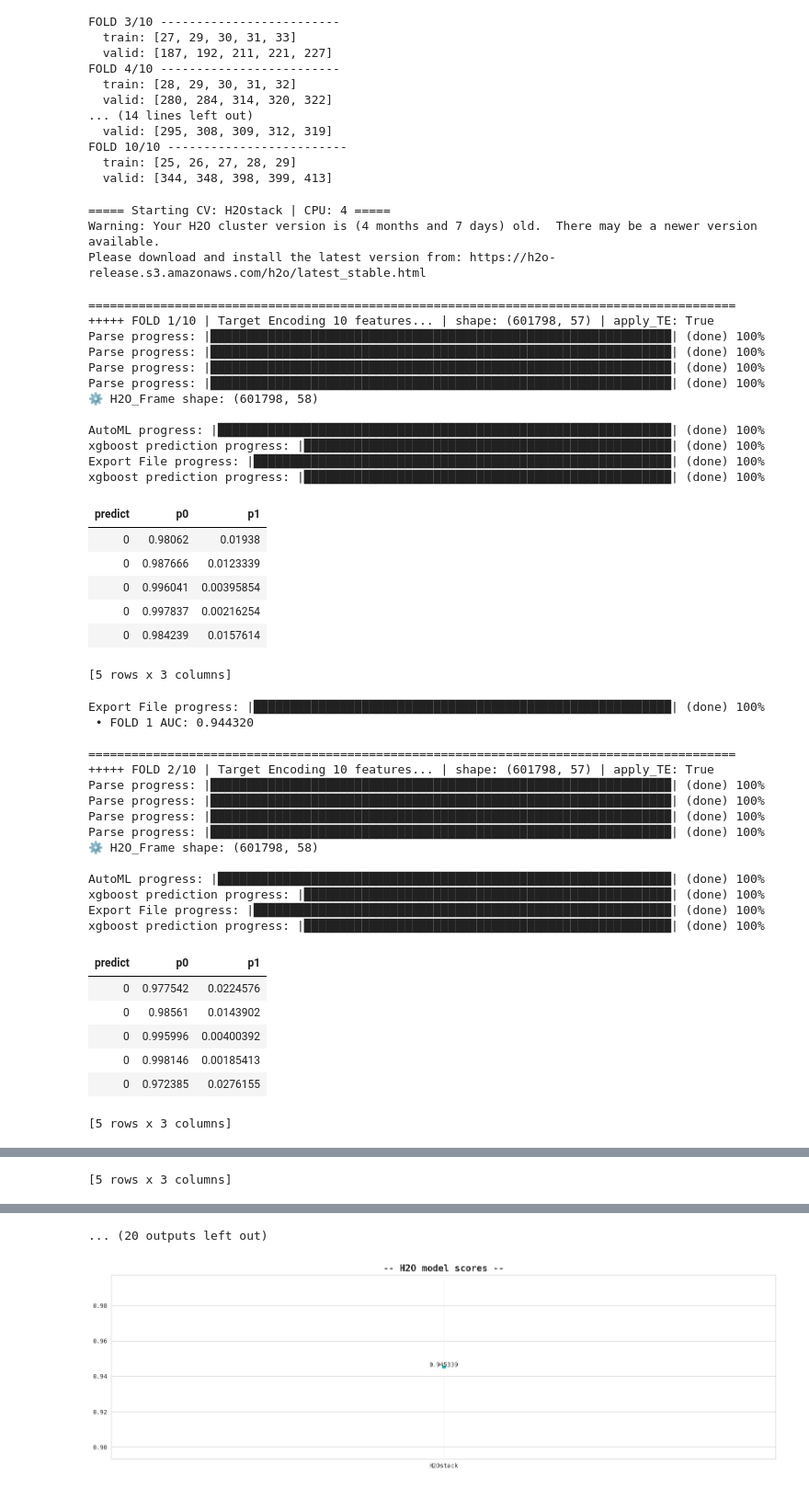
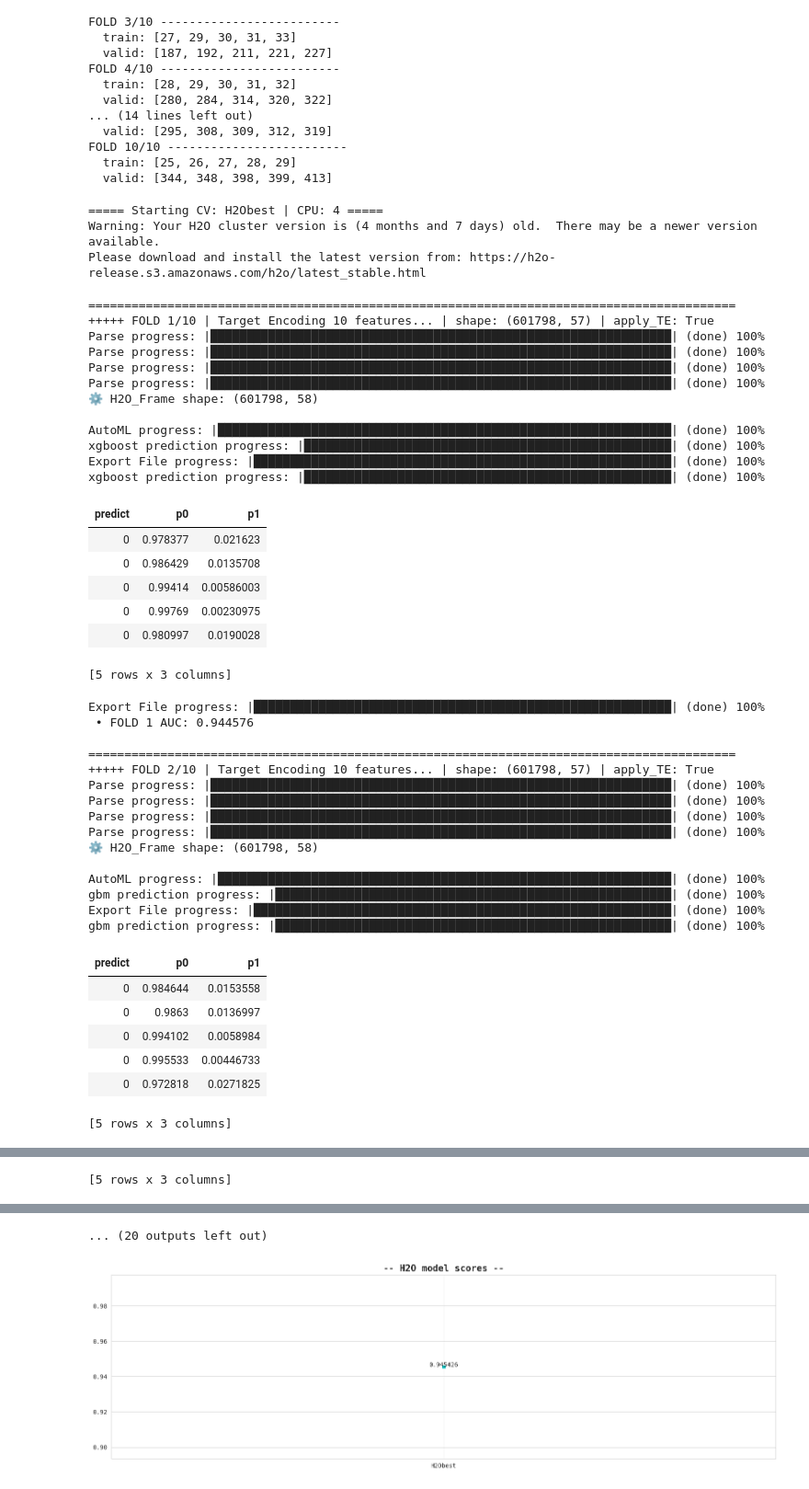
Before and after one commit to coded-sly/PS6E9-EV-Purchase, a Jupyter notebook: ps6e9-h20-automl-ev.ipynb, the cells around one changed output, grey strips where cells are left out. Shown at 92% size. Cells and saved outputs as stored; diff of their text form; code cells hidden in the pictures.

```diff
--- a/ps6e9-h20-automl-ev.ipynb
+++ b/ps6e9-h20-automl-ev.ipynb
@@ -1164,48 +1164,48 @@ h_params = {
     'seed': 101,
 }
 
-for VALUE in [True]: #, False
+for VALUE in [False]: #, False
     n = "H2Ostack" if VALUE else "H2Obest"
     h_params["nfolds"] = 3 if VALUE else 0
     all_predictions[n] = Trainer_CV(
         model_name=n,
         params=h_params,
         train_df=train_X,
         test_df=test,
         features=FEATURES,
         target=TARGET,
         kfold=skf,
         cat_cols=cat_cols,
         use_stack=VALUE,
         use_orig=True,
         use_te=True,
         # use_weights=True,
     )
 # %% [output]
-===== Starting CV: H2Ostack | CPU: 4 =====
+===== Starting CV: H2Obest | CPU: 4 =====
 Warning: Your H2O cluster version is (4 months and 7 days) old.  There may be a newer version available.
 Please download and install the latest version from: https://h2o-release.s3.amazonaws.com/h2o/latest_stable.html
 ==========================================================================================
 +++++ FOLD 1/10 | Target Encoding 10 features... | shape: (601798, 57) | apply_TE: True
 Parse progress: |████████████████████████████████████████████████████████████████| (done) 100%
 Parse progress: |████████████████████████████████████████████████████████████████| (done) 100%
 Parse progress: |████████████████████████████████████████████████████████████████| (done) 100%
 Parse progress: |████████████████████████████████████████████████████████████████| (done) 100%
 ⚙️ H2O_Frame shape: (601798, 58)
 
 AutoML progress: |███████████████████████████████████████████████████████████████| (done) 100%
 xgboost prediction progress: |███████████████████████████████████████████████████| (done) 100%
 Export File progress: |██████████████████████████████████████████████████████████| (done) 100%
 xgboost prediction progress: |███████████████████████████████████████████████████| (done) 100%
 | predict | p0 | p1 |
-| 0 | 0.98062 | 0.01938 |
-| 0 | 0.987666 | 0.0123339 |
-| 0 | 0.996041 | 0.00395854 |
-| 0 | 0.997837 | 0.00216254 |
-| 0 | 0.984239 | 0.0157614 |
+| 0 | 0.978377 | 0.021623 |
+| 0 | 0.986429 | 0.0135708 |
+| 0 | 0.99414 | 0.00586003 |
+| 0 | 0.99769 | 0.00230975 |
+| 0 | 0.980997 | 0.0190028 |
 [5 rows x 3 columns]
 Export File progress: |██████████████████████████████████████████████████████████| (done) 100%
- • FOLD 1 AUC: 0.944320
+ • FOLD 1 AUC: 0.944576
 
 ==========================================================================================
 +++++ FOLD 2/10 | Target Encoding 10 features... | shape: (601798, 57) | apply_TE: True
@@ -1216,14 +1216,14 @@ Parse progress: |█████████████████████
 ⚙️ H2O_Frame shape: (601798, 58)
 
 AutoML progress: |███████████████████████████████████████████████████████████████| (done) 100%
-xgboost prediction progress: |███████████████████████████████████████████████████| (done) 100%
+gbm prediction progress: |███████████████████████████████████████████████████████| (done) 100%
 Export File progress: |██████████████████████████████████████████████████████████| (done) 100%
-xgboost prediction progress: |███████████████████████████████████████████████████| (done) 100%
+gbm prediction progress: |███████████████████████████████████████████████████████| (done) 100%
 | predict | p0 | p1 |
-| 0 | 0.977542 | 0.0224576 |
-| 0 | 0.98561 | 0.0143902 |
-| 0 | 0.995996 | 0.00400392 |
-| 0 | 0.998146 | 0.00185413 |
-| 0 | 0.972385 | 0.0276155 |
+| 0 | 0.984644 | 0.0153558 |
+| 0 | 0.9863 | 0.0136997 |
+| 0 | 0.994102 | 0.0058984 |
+| 0 | 0.995533 | 0.00446733 |
+| 0 | 0.972818 | 0.0271825 |
 [5 rows x 3 columns]
 Export File progress: |██████████████████████████████████████████████████████████| (done) 100%
```
Also changed, not shown: parts of 6 cells of this notebook.
